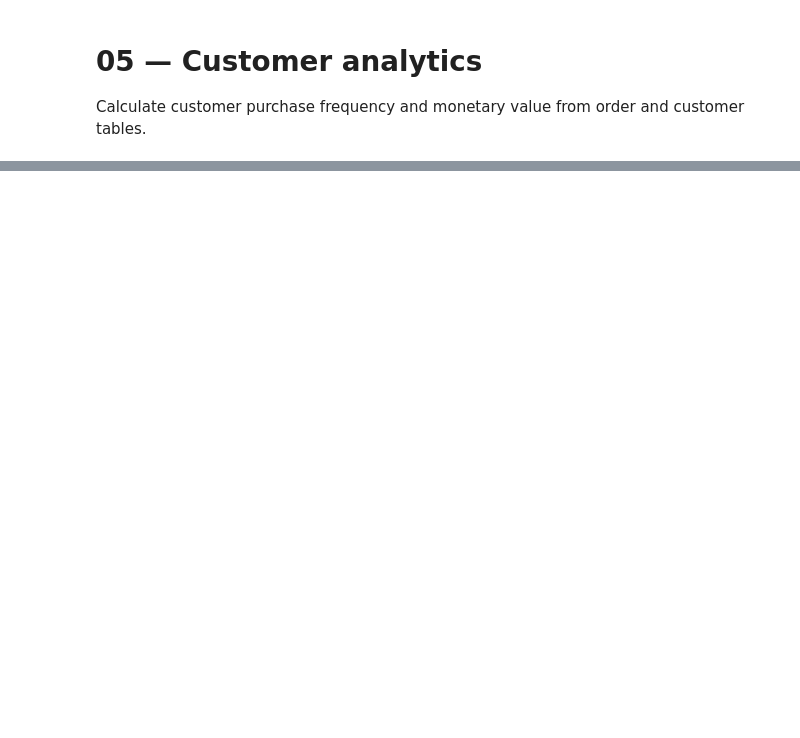
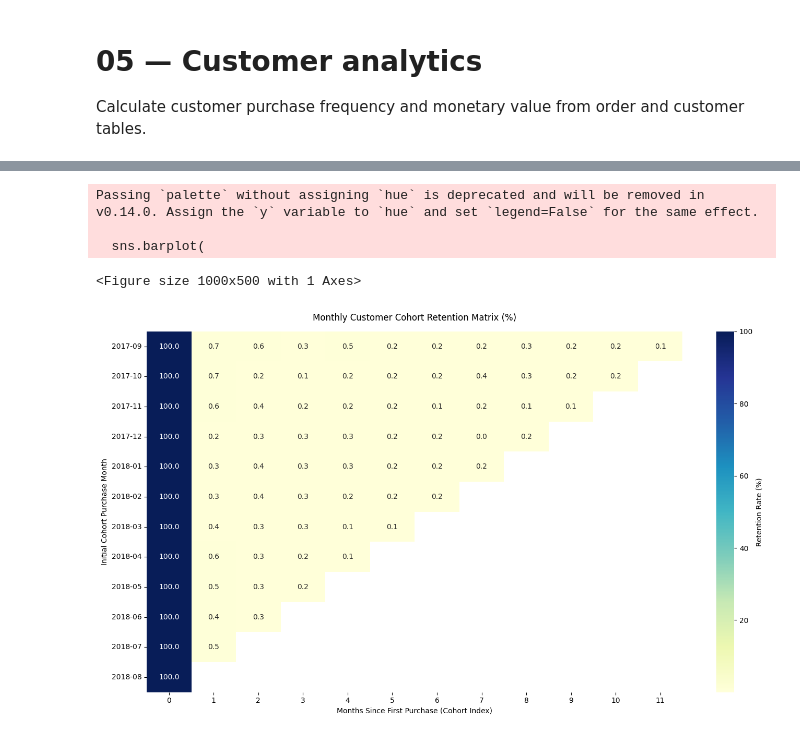
Before and after one commit to NazmullSyntax/ecommerce-product-customer-analytics, a Jupyter notebook: notebooks/05_customer_analytics.ipynb, the cells around one changed output, grey strips where cells are left out. Cells and saved outputs as stored; diff of their text form; code cells hidden in the pictures; blank space fills up the shorter version.

```diff
--- a/notebooks/05_customer_analytics.ipynb
+++ b/notebooks/05_customer_analytics.ipynb
@@ -19,0 +37,38 @@ SyntaxError: Function parameters cannot be parenthesized (customer_analytics.py,
+# %%
+plt.figure(figsize=(10, 5))
+sns.barplot(
+    data=segment_summary,
+    x="total_segment_revenue",
+    y="customer_segment",
+    palette="viridis"
+)
+plt.title("Total Revenue Contribution by Customer Segment (BRL)")
+plt.xlabel("Total Revenue (BRL)")
+plt.ylabel("Customer Segment")
+plt.tight_layout()
+plt.show()
+# %% [output]
+Passing `palette` without assigning `hue` is deprecated and will be removed in v0.14.0. Assign the `y` variable to `hue` and set `legend=False` for the same effect.
+
+  sns.barplot(
+<Figure size 1000x500 with 1 Axes>
+# %%
+# Compute Retention Matrix
+retention_df = analytics.calculate_cohort_retention()
+
+# Render Cohort Heatmap
+plt.figure(figsize=(14, 8))
+sns.heatmap(
+    data=retention_df.iloc[-12:, :12],  # Last 12 cohorts over 12 months
+    annot=True,
+    fmt=".1f",
+    cmap="YlGnBu",
+    cbar_kws={'label': 'Retention Rate (%)'}
+)
+plt.title("Monthly Customer Cohort Retention Matrix (%)", pad=15)
+plt.xlabel("Months Since First Purchase (Cohort Index)")
+plt.ylabel("Initial Cohort Purchase Month")
+plt.tight_layout()
+plt.show()
+# %% [output]
+[figure, added]
```
Also changed, not shown: parts of 2 cells of this notebook.
